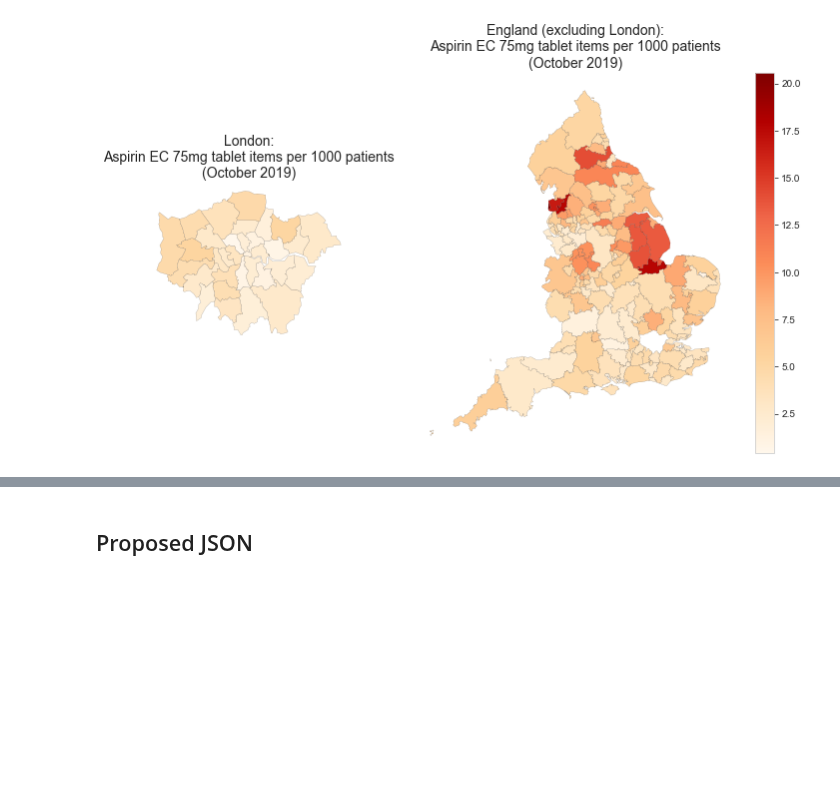
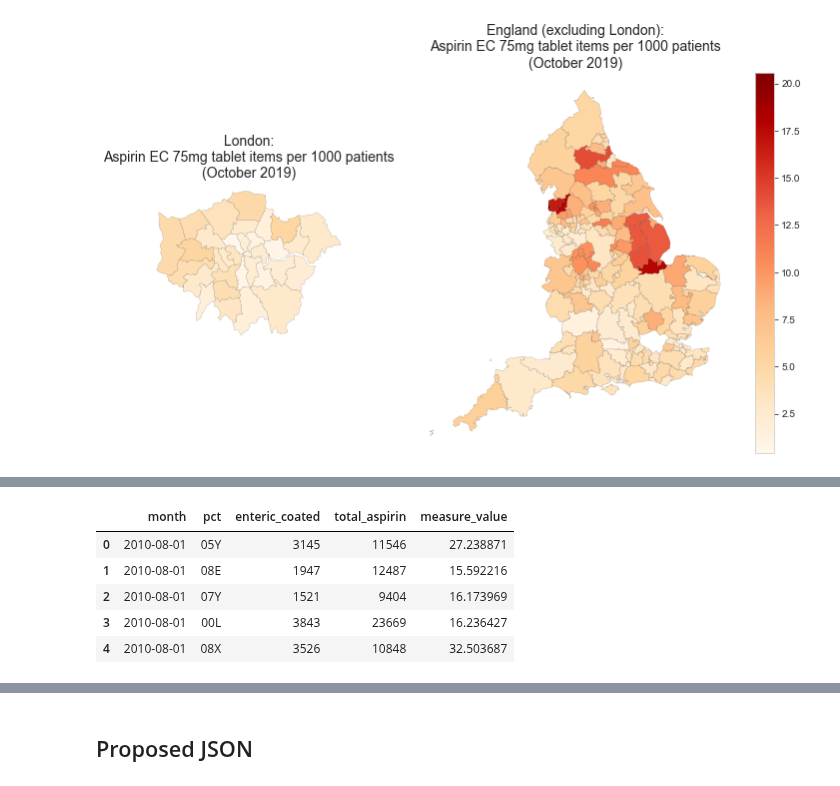
Before and after one commit to ebmdatalab/jupyter-notebooks, a Jupyter notebook: new_measures/Aspirin EC/New Measure - Aspirin EC per 1000 patients.ipynb, the cells around one changed output, grey strips where cells are left out. Drawn from its saved outputs; the diff is of its cells as text; code cells hidden in the pictures; blank space fills up the shorter version.

```diff
--- a/new_measures/Aspirin EC/New Measure - Aspirin EC per 1000 patients.ipynb
+++ b/new_measures/Aspirin EC/New Measure - Aspirin EC per 1000 patients.ipynb
@@ -119,0 +126,35 @@ plt.show()
+# %%
+
+sql = """
+SELECT
+  rx.month,
+  rx.pct,
+  SUM(
+  IF
+    (bnf_code LIKE '0209000A0%AK'
+      OR bnf_code LIKE'0407010B0%A3',
+      items,
+      0)) AS enteric_coated,
+  SUM(
+  IF
+    (bnf_code LIKE '0209000A0%'
+      OR bnf_code LIKE'0407010B0%',
+      items,
+      0)) AS total_aspirin,
+FROM
+  hscic.normalised_prescribing_standard AS rx
+JOIN
+  hscic.ccgs AS ccgs
+ON
+  rx.pct=ccgs.code
+WHERE
+  ccgs.org_type='CCG'
+GROUP BY
+  rx.month,
+  rx.pct
+ORDER BY
+  month
+"""
+asp_prop_df = bq.cached_read(sql, csv_path='asp_prop_df.csv', use_cache=True)
+asp_prop_df['month'] = asp_prop_df['month'].astype('datetime64[ns]')
+asp_prop_df.head()
@@ -119,0 +168,10 @@ plt.show()
+# %%
+asp_prop_df["measure_value"] = asp_prop_df["enteric_coated"] / asp_prop_df["total_aspirin"] * 100
+asp_prop_df.head()
+# %% [output]
+|  | month | pct | enteric_coated | total_aspirin | measure_value |
+| 0 | 2010-08-01 | 05Y | 3145 | 11546 | 27.238871 |
+| 1 | 2010-08-01 | 08E | 1947 | 12487 | 15.592216 |
+| 2 | 2010-08-01 | 07Y | 1521 | 9404 | 16.173969 |
+| 3 | 2010-08-01 | 00L | 3843 | 23669 | 16.236427 |
+| 4 | 2010-08-01 | 08X | 3526 | 10848 | 32.503687 |
```
Also changed, not shown: parts of 4 cells of this notebook, 2 other files.
